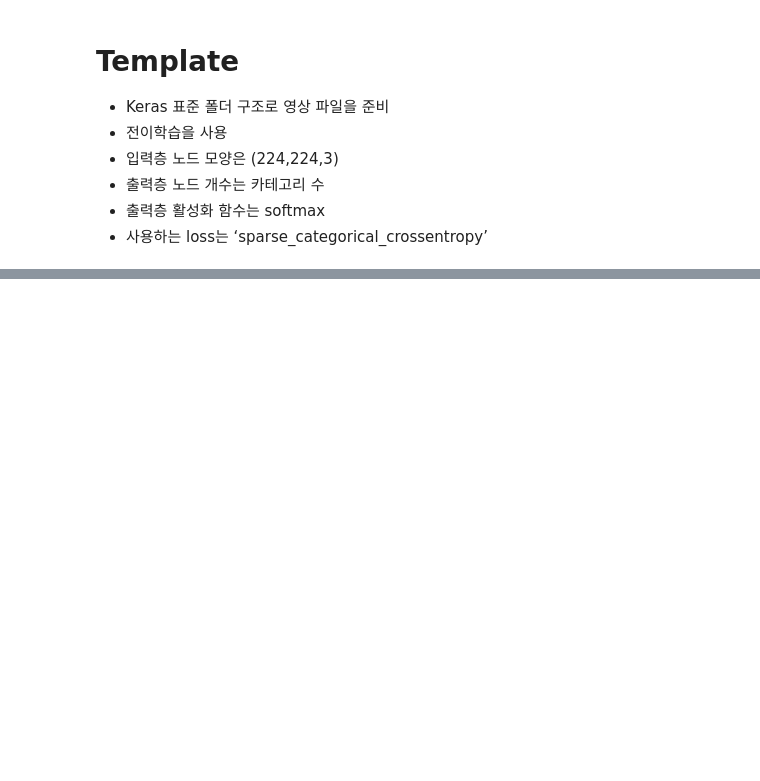
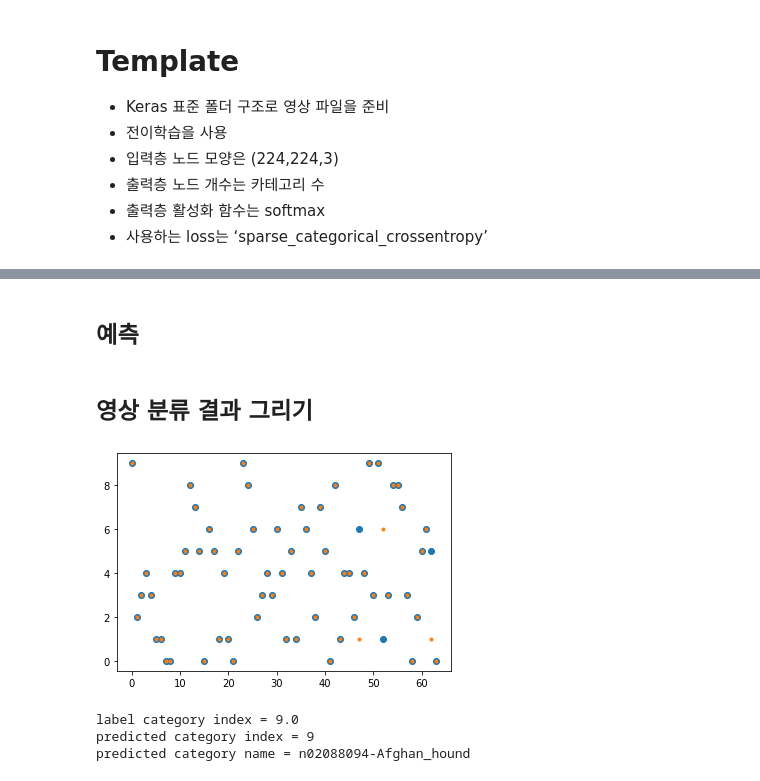
Before and after one commit to dhrim/keras_howto_2021, a Jupyter notebook: class7/template_image_data_transfer_learning_classification.ipynb, the cells around one changed output, grey strips where cells are left out. Cells and saved outputs as stored; diff of their text form; code cells hidden in the pictures; blank space fills up the shorter version.

```diff
--- a/class7/template_image_data_transfer_learning_classification.ipynb
+++ b/class7/template_image_data_transfer_learning_classification.ipynb
@@ -216,0 +370,23 @@ predicted category name = n02086240-Shih-Tzu
+# %% [markdown]
+## 예측
+# %%
+test_x, test_y = next(iter(test_data_generator))
+y_ = model.predict(test_x)
+predicted = np.argmax(y_, axis=-1)
+# %% [markdown]
+## 영상 분류 결과 그리기
+# %%
+plt.plot(test_y[:100], "o")
+plt.plot(predicted[:100], '.')
+plt.show()
+
+
+custom_labels = list(test_data_generator.class_indices.keys())
+print("label category index =", test_y[0])
+print("predicted category index =", predicted[0])
+print("predicted category name =", custom_labels[predicted[0]])
+# %% [output]
+[figure, added]
+label category index = 9.0
+predicted category index = 9
+predicted category name = n02088094-Afghan_hound
```
Also changed, not shown: parts of 26 cells of this notebook.
